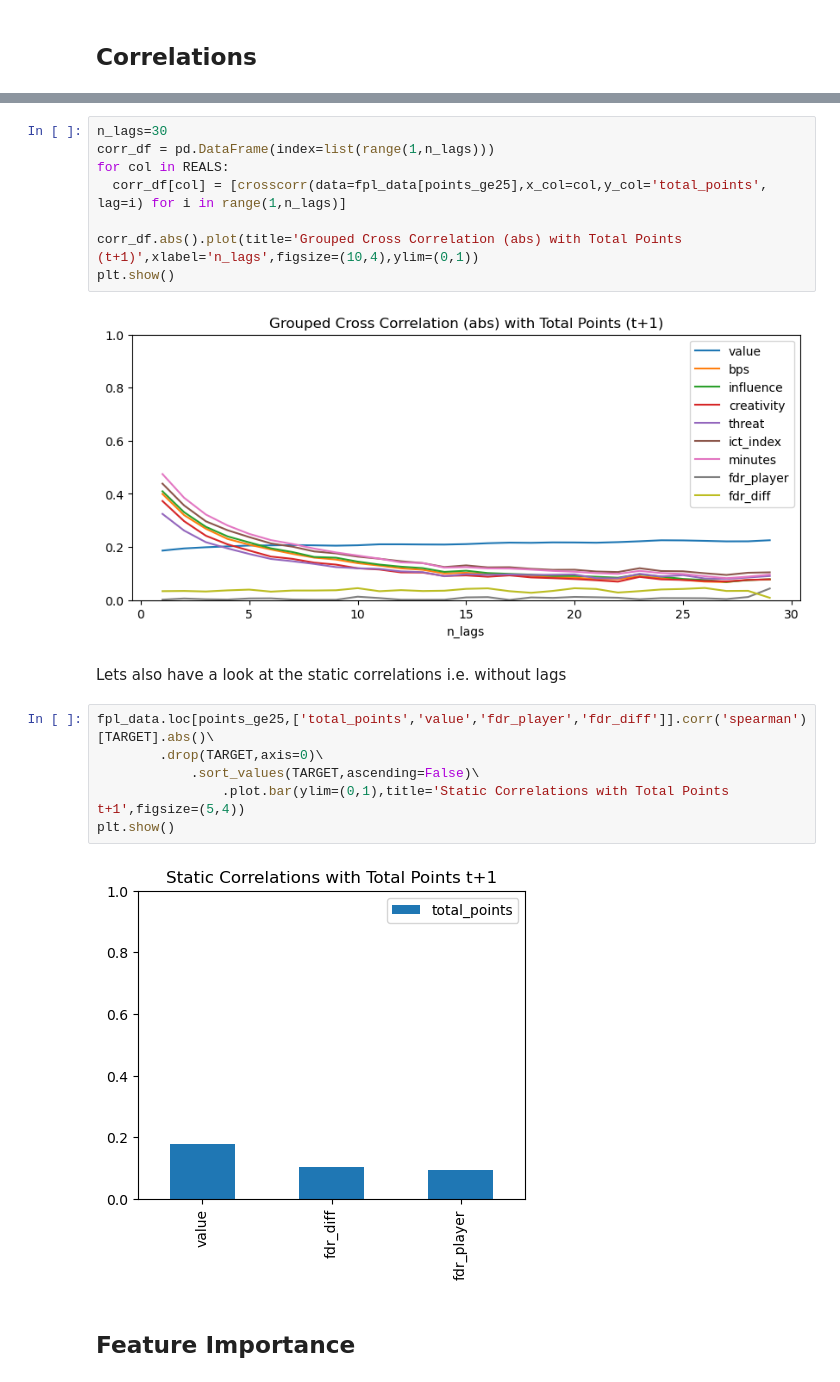
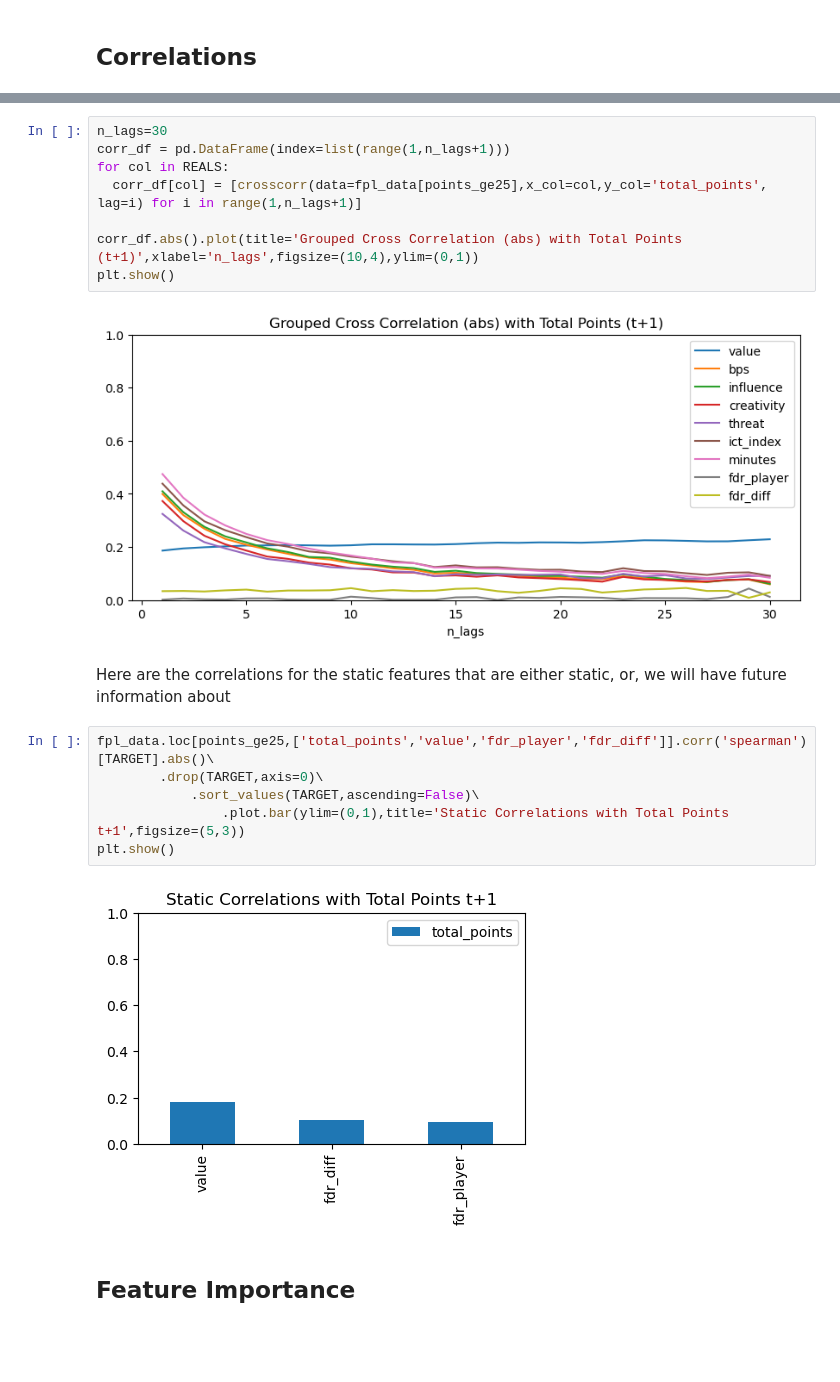
Before and after one commit to mps2e15/FPL_GameweekPrediction, a Jupyter notebook: notebooks/1. EDA.ipynb, the cells around one changed output, grey strips where cells are left out. Cells and saved outputs as stored; diff of their text form; blank space fills up the shorter version.

```diff
--- a/notebooks/1. EDA.ipynb
+++ b/notebooks/1. EDA.ipynb
@@ -95,22 +145,22 @@ The variables 'Value', 'fdr_player' and 'fdr_diff' remain flat suggesting they s
 # %%
 n_lags=30
-corr_df = pd.DataFrame(index=list(range(1,n_lags)))
+corr_df = pd.DataFrame(index=list(range(1,n_lags+1)))
 for col in REALS:
-  corr_df[col] = [crosscorr(data=fpl_data[points_ge25],x_col=col,y_col='total_points', lag=i) for i in range(1,n_lags)]
+  corr_df[col] = [crosscorr(data=fpl_data[points_ge25],x_col=col,y_col='total_points', lag=i) for i in range(1,n_lags+1)]
 
 corr_df.abs().plot(title='Grouped Cross Correlation (abs) with Total Points (t+1)',xlabel='n_lags',figsize=(10,4),ylim=(0,1))
 plt.show()
 # %% [output]
-[figure, old version]
+[figure, new version]
-# %% [markdown]
-Lets also have a look at the static correlations i.e. without lags
+# %% [markdown]
+Here are the correlations for the static features that are either static, or, we will have future information about
 # %%
 fpl_data.loc[points_ge25,['total_points','value','fdr_player','fdr_diff']].corr('spearman')[TARGET].abs()\
         .drop(TARGET,axis=0)\
             .sort_values(TARGET,ascending=False)\
-                .plot.bar(ylim=(0,1),title='Static Correlations with Total Points t+1',figsize=(5,4))
+                .plot.bar(ylim=(0,1),title='Static Correlations with Total Points t+1',figsize=(5,3))
 plt.show()
 # %% [output]
-[figure, old version]
+[figure, new version]
 # %% [markdown]
 ## Feature Importance
```
Also changed, not shown: parts of 38 cells of this notebook, 1 other file.
